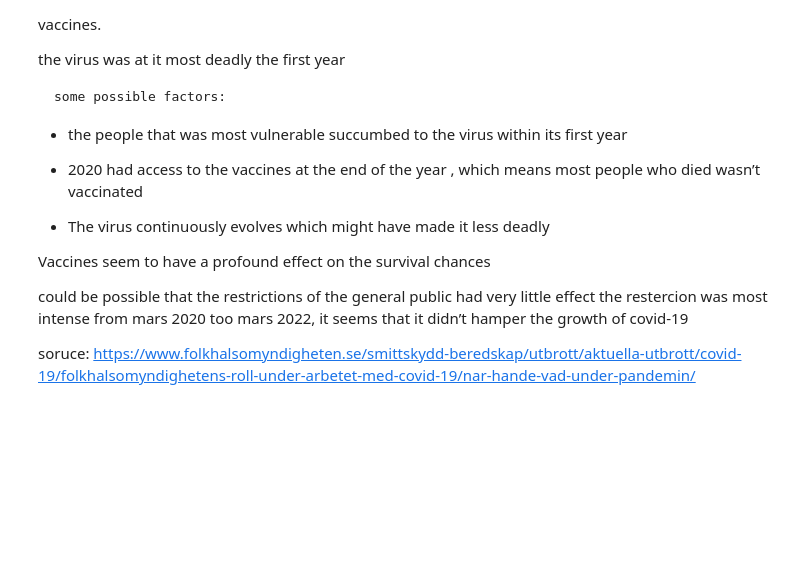
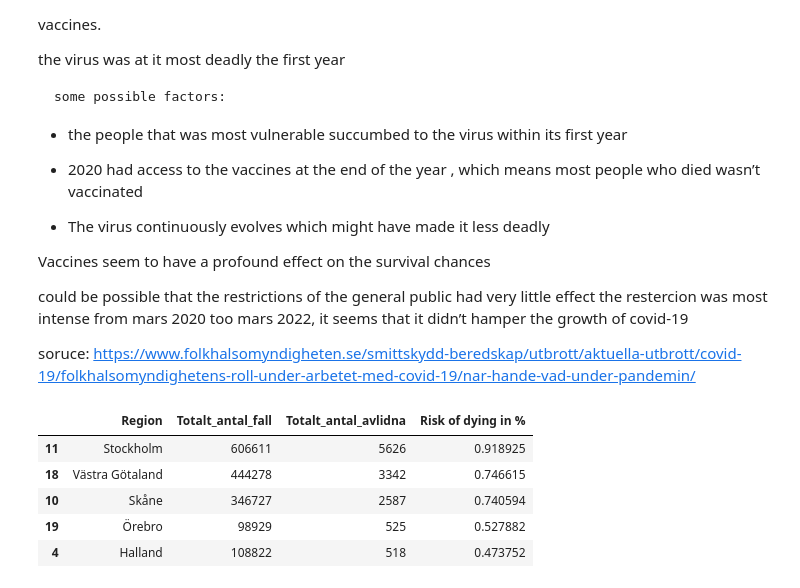
Before and after one commit to MxLied/Databehandling-Max-Liedman, a Jupyter notebook: Labb/Labb1.ipynb, the cells around one changed output. Cells and saved outputs as stored; diff of their text form; code cells hidden in the pictures; blank space fills up the shorter version.

```diff
--- a/Labb/Labb1.ipynb
+++ b/Labb/Labb1.ipynb
@@ -764,0 +780,9 @@ soruce: https://www.folkhalsomyndigheten.se/smittskydd-beredskap/utbrott/aktuell
+# %%
+##creates dataframe
+total_for_each_region = pd.read_excel("../Data/Folkhalsomyndigheten_Covid19.xlsx" , sheet_name = "Totalt antal per region")
+df_region_total = pd.DataFrame(total_for_each_region)
+# %%
+df_sorterd = df_region_total.sort_values(by=["Totalt_antal_avlidna"]) #sort datafrae
+# %%
+
+df_cases_dead =  df_sorterd[['Region', 'Totalt_antal_fall', 'Totalt_antal_avlidna']].copy() # makes new dataframe with relevant data
@@ -764,0 +791,18 @@ soruce: https://www.folkhalsomyndigheten.se/smittskydd-beredskap/utbrott/aktuell
+# %%
+
+least_infected = df_cases_dead.nsmallest(5, ["Totalt_antal_fall"]) ## 5 least infected
+
+most_infected = df_cases_dead.nlargest(5, ["Totalt_antal_fall"]) ## 5 most infected
+# %%
+most_infected["Risk of dying in %"] = ((most_infected["Totalt_antal_avlidna"])/(most_infected["Totalt_antal_avlidna"] + most_infected["Totalt_antal_fall"])*100)
+
+most_infected.sort_values("Risk of dying in %",  ascending=False, inplace=True)
+
+most_infected
+# %% [output]
+|  | Region | Totalt_antal_fall | Totalt_antal_avlidna | Risk of dying in % |
+| 11 | Stockholm | 606611 | 5626 | 0.918925 |
+| 18 | Västra Götaland | 444278 | 3342 | 0.746615 |
+| 10 | Skåne | 346727 | 2587 | 0.740594 |
+| 19 | Örebro | 98929 | 525 | 0.527882 |
+| 4 | Halland | 108822 | 518 | 0.473752 |
```
Also changed, not shown: parts of 18 cells of this notebook, 4 other files.
